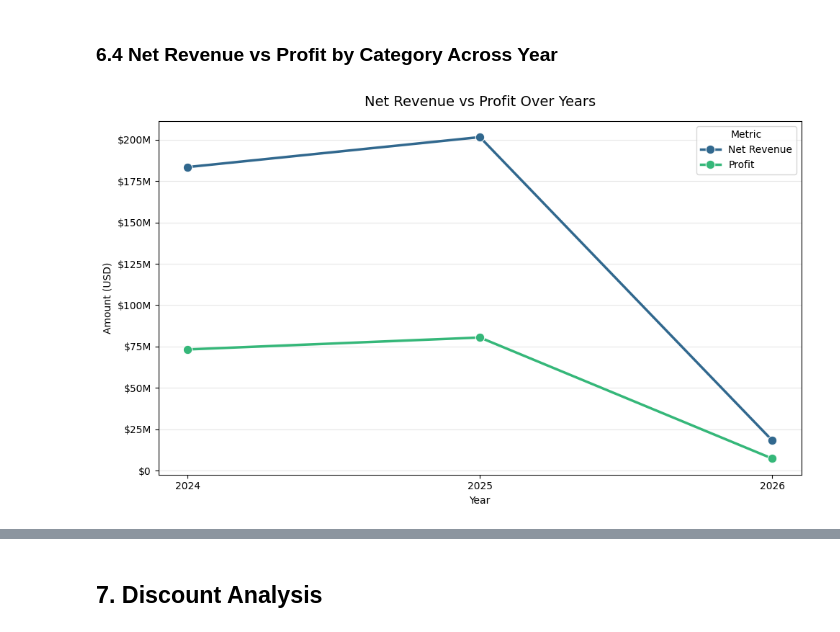
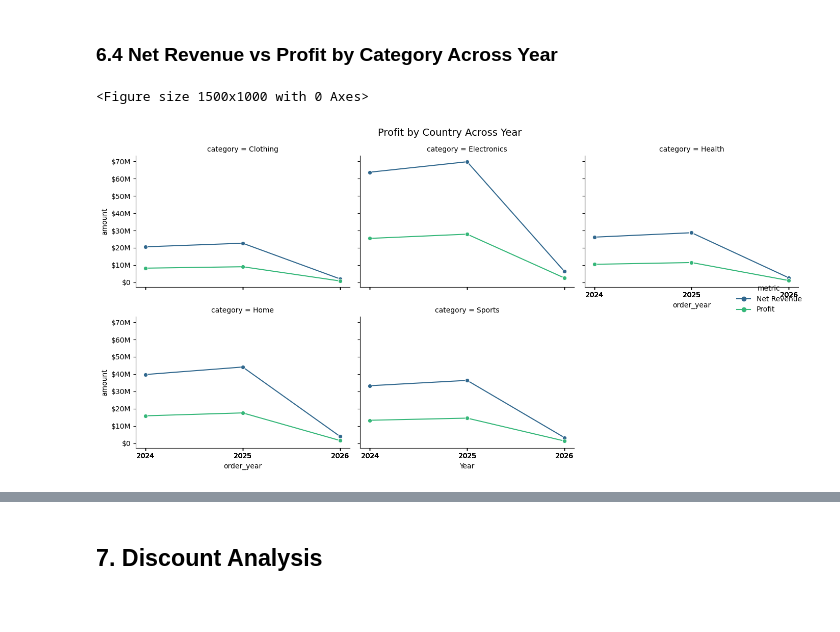
Before and after one commit to judiellegaspina/Ecommerce-EDA-and-Sales-Prediction, a Jupyter notebook: 05_Sales_Analysis.ipynb, the cells around one changed output, grey strips where cells are left out. Cells and saved outputs as stored; diff of their text form; code cells hidden in the pictures; blank space fills up the shorter version.

Commit message:
make the graph of 6.4 in relplot

```diff
--- a/05_Sales_Analysis.ipynb
+++ b/05_Sales_Analysis.ipynb
@@ -1025,46 +1025,47 @@ plt.show()
 # %% [markdown]
 ### 6.4 Net Revenue vs Profit by Category Across Year
 # %%
-profit_vs_net_revenue = (
+profit_vs_net_by_cat = (
     sales_df
-    .groupby('order_year')[['net_revenue_usd', 'profit_usd']]
+    .groupby(['order_year', 'category'])[['net_revenue_usd', 'profit_usd']]
     .sum()
     .reset_index()
+    .melt(
+        id_vars=['order_year', 'category'],
+        value_vars=['net_revenue_usd', 'profit_usd'],
+        var_name='metric',
+        value_name='amount'
+    )
 )
 
-profit_vs_net_revenue = profit_vs_net_revenue.rename(columns={
+profit_vs_net_by_cat['metric'] = profit_vs_net_by_cat['metric'].replace({
     'net_revenue_usd': 'Net Revenue',
     'profit_usd': 'Profit'
 })
 
-profit_vs_net_revenue_melted = profit_vs_net_revenue.melt(
-    id_vars='order_year',
-    value_vars=['Net Revenue', 'Profit'],
-    var_name='metric',
-    value_name='amount'
-)
+plt.figure(figsize=(15, 10))
 
-plt.figure(figsize=(10, 6))
-
-ax = sns.lineplot(
-    data=profit_vs_net_revenue_melted,
+ax = sns.relplot(
+    data=profit_vs_net_by_cat,
     x='order_year',
     y='amount',
     hue='metric',
+    col='category',
+    kind='line',
     marker='o',
-    markersize=9,
-    linewidth=2.5,
+    col_wrap=3,
+    height=3.5,
+    aspect=1.2,
     palette='viridis'
 )
 
-plt.title('Net Revenue vs Profit Over Years', fontsize=14, pad=15)
+ax.figure.suptitle('Profit by Country Across Year', fontsize=14)
 plt.xlabel('Year')
 plt.ylabel('Amount (USD)')
-plt.xticks(profit_vs_net_revenue['order_year'])
-plt.legend(title='Metric')
 plt.gca().yaxis.set_major_formatter(FuncFormatter(currency_formatter))
-plt.grid(axis='y', alpha=0.3)
+plt.xticks(profit_vs_net_by_cat['order_year'])
 plt.tight_layout()
 plt.show()
 # %% [output]
+<Figure size 1500x1000 with 0 Axes>
-[figure, old version]
+[figure, new version]
```
Also changed, not shown: parts of 1 cell of this notebook.
